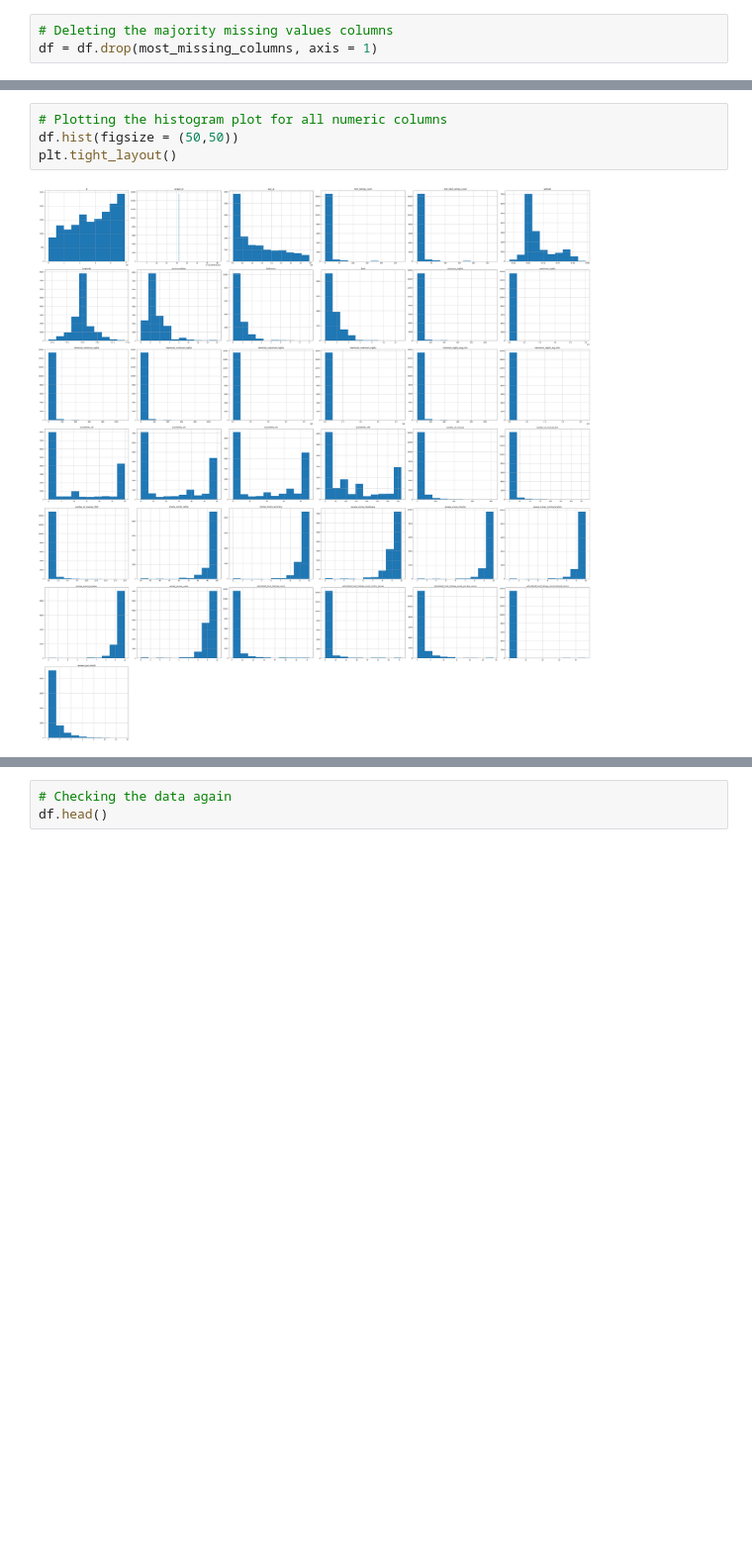
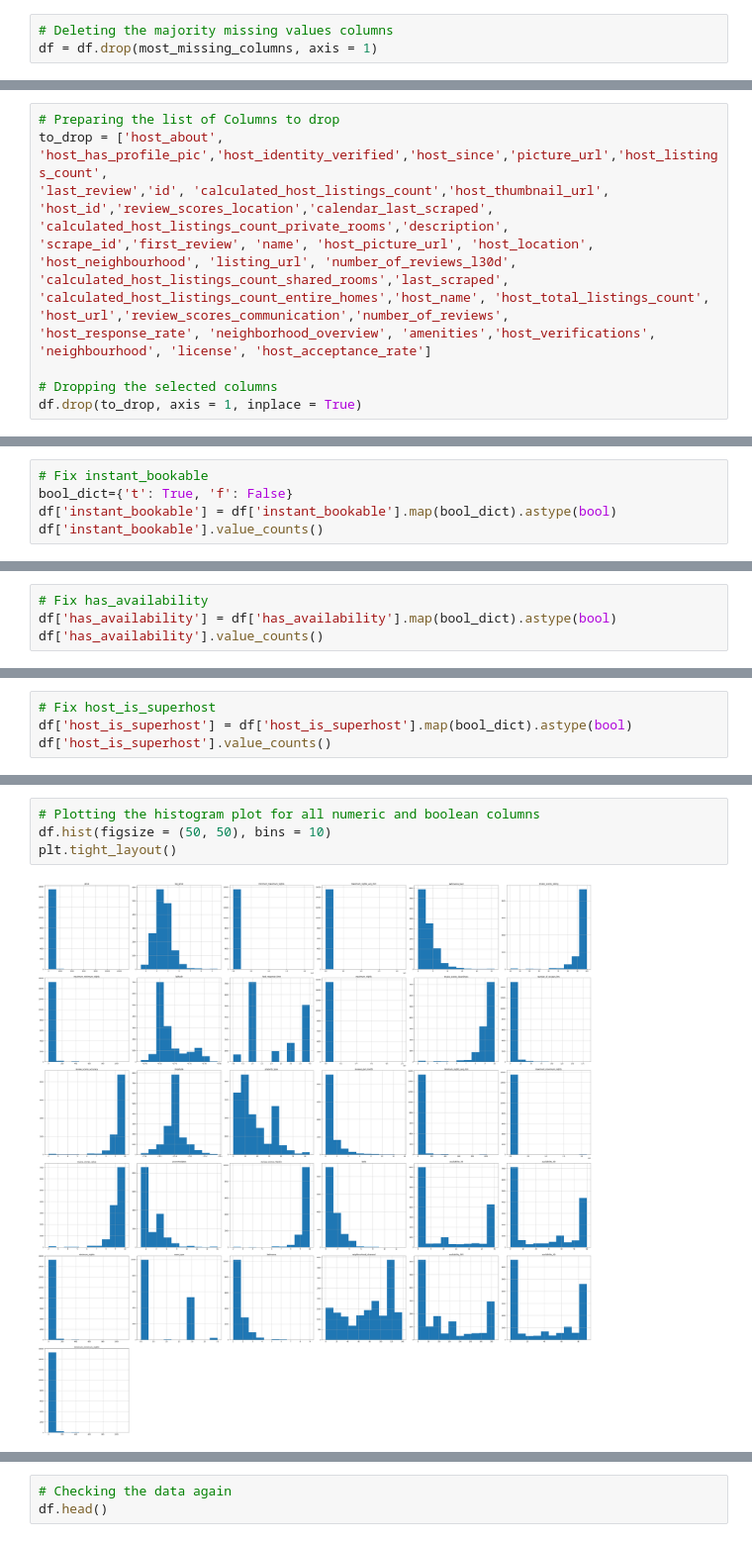
Before and after one commit to GKPSingh/Toronto-Airbnb, a Jupyter notebook: Data-Wrangling.ipynb, the cells around one changed output, grey strips where cells are left out. Shown: that part at 99% size. Saved outputs shown, nothing was run; the diff lists cells and outputs as text; blank space fills up the shorter version.

```diff
--- a/Data-Wrangling.ipynb
+++ b/Data-Wrangling.ipynb
@@ -204,0 +215,11 @@ df.shape
+# %%
+# Preparing the list of Columns to drop
+to_drop = ['host_about', 'host_has_profile_pic','host_identity_verified','host_since','picture_url','host_listings_count',
+'last_review','id', 'calculated_host_listings_count','host_thumbnail_url', 'host_id','review_scores_location','calendar_last_scraped',
+'calculated_host_listings_count_private_rooms','description', 'scrape_id','first_review', 'name', 'host_picture_url', 'host_location',
+'host_neighbourhood', 'listing_url', 'number_of_reviews_l30d', 'calculated_host_listings_count_shared_rooms','last_scraped',
+'calculated_host_listings_count_entire_homes','host_name', 'host_total_listings_count', 'host_url','review_scores_communication','number_of_reviews',
+'host_response_rate', 'neighborhood_overview', 'amenities','host_verifications', 'neighbourhood', 'license', 'host_acceptance_rate']
+
+# Dropping the selected columns
+df.drop(to_drop, axis = 1, inplace = True)
@@ -204,0 +274,5 @@ df.shape
+# %%
+# Fix instant_bookable
+bool_dict={'t': True, 'f': False}
+df['instant_bookable'] = df['instant_bookable'].map(bool_dict).astype(bool)
+df['instant_bookable'].value_counts()
@@ -204,0 +283,4 @@ df.shape
+# %%
+# Fix has_availability
+df['has_availability'] = df['has_availability'].map(bool_dict).astype(bool)
+df['has_availability'].value_counts()
@@ -204,0 +291,4 @@ df.shape
+# %%
+# Fix host_is_superhost
+df['host_is_superhost'] = df['host_is_superhost'].map(bool_dict).astype(bool)
+df['host_is_superhost'].value_counts()
@@ -205,8 +320,8 @@ df.shape
 # %%
-# Plotting the histogram plot for all numeric columns
-df.hist(figsize = (50,50))
+# Plotting the histogram plot for all numeric and boolean columns
+df.hist(figsize = (50, 50), bins = 10)
 plt.tight_layout()
 # %% [output]
-[figure, old version]
+[figure, new version]
 # %% [markdown]
 It is clear from the histogram that many columns have only one category of data. Hence, they can be delected from the
```
Also changed, not shown: parts of 50 cells of this notebook, 5 other files.
